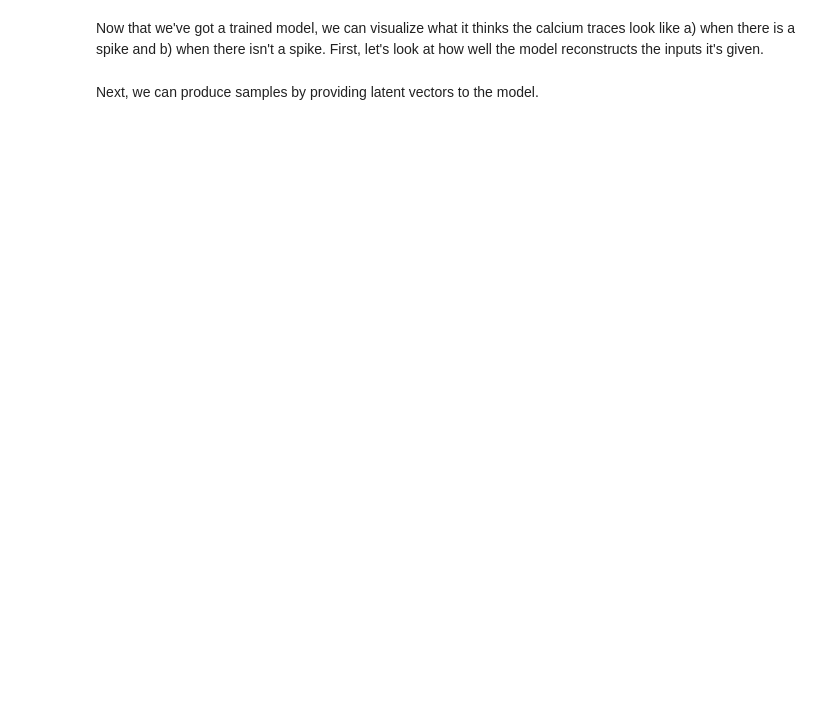
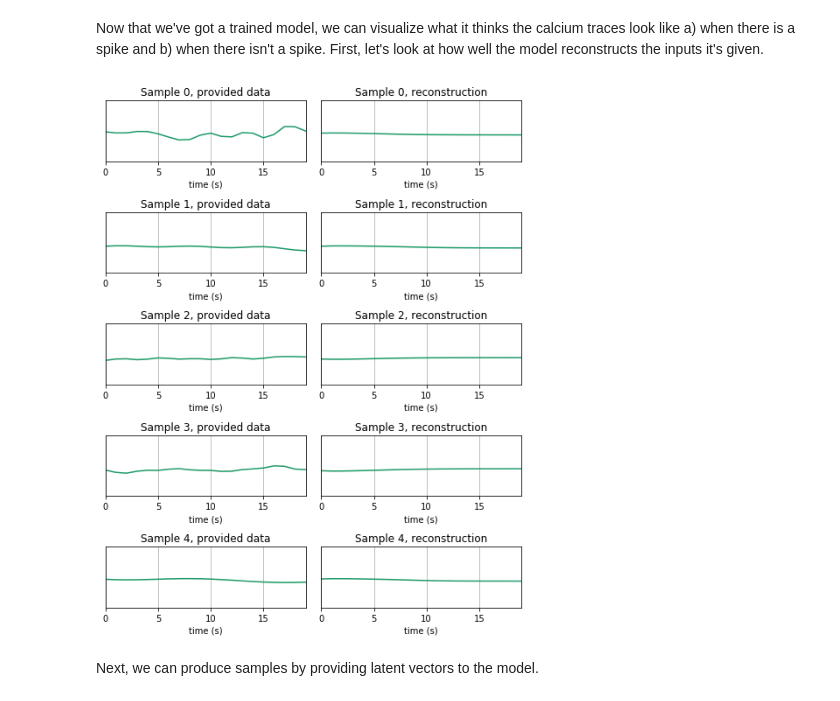
Before and after one commit to codekansas/calcium-gan, a Jupyter notebook: calcium-gan.ipynb, the cells around one changed output. Drawn from its saved outputs; the diff is of its cells as text; code cells hidden in the pictures; blank space fills up the shorter version.

```diff
--- a/calcium-gan.ipynb
+++ b/calcium-gan.ipynb
@@ -167,7 +167,7 @@ def load_dataset(cache='spikefinder.data.npz'):
         return data['calcium'], data['did_spike']
 
     calcium_list, did_spike_list = [], []
-    for i, (calcium, _, did_spike) in enumerate(partition_data(50, spike_n=2, skip=10)):
+    for i, (calcium, _, did_spike) in enumerate(partition_data(10, spike_n=2, skip=10)):
         calcium_list.append(calcium)
         did_spike_list.append(did_spike)
         if i % 1000 == 0:
@@ -592,21 +595,30 @@ Epoch 6/10
 Now that we've got a trained model, we can visualize what it thinks the calcium traces look like a) when there is a spike and b) when there isn't a spike. First, let's look at how well the model reconstructs the inputs it's given.
 # %%
 calcium, did_spike = calcium[:5], did_spike[:5]
-pred_calcium = model.predict(calcium, did_spike)
+pred_calcium = model.predict(calcium_normalized[:5], did_spike)
+pred_calcium = (pred_calcium * stds[:5]) + means[:5]
 
 # Plot the data where no spike was observed on the left,
 # and the data where a spike was observed on the right.
 fig = plt.figure(figsize=(7, 9))
 for i in range(5):
     plt.subplot(5, 2, 2 * i + 1)
-    plot_sample(calcium=calcium[i], t_start=0, t_end=99, sampling_rate=1)
+    plot_sample(calcium=calcium[i],
+                t_start=0,
+                t_end=calcium.shape[1] - 1,
+                sampling_rate=1)
     plt.title('Sample %d, provided data' % i)
     plt.subplot(5, 2, 2 * i + 2);
-    plot_sample(calcium=pred_calcium[i], t_start=0, t_end=99, sampling_rate=1)
+    plot_sample(calcium=pred_calcium[i],
+                t_start=0,
+                t_end=calcium.shape[1] - 1,
+                sampling_rate=1)
     plt.title('Sample %d, reconstruction' % i)
 
 plt.tight_layout()
 plt.show()
+# %% [output]
+[figure, added]
 # %% [markdown]
 Next, we can produce samples by providing latent vectors to the model.
 # %%
```
Also changed, not shown: parts of 6 cells of this notebook.
